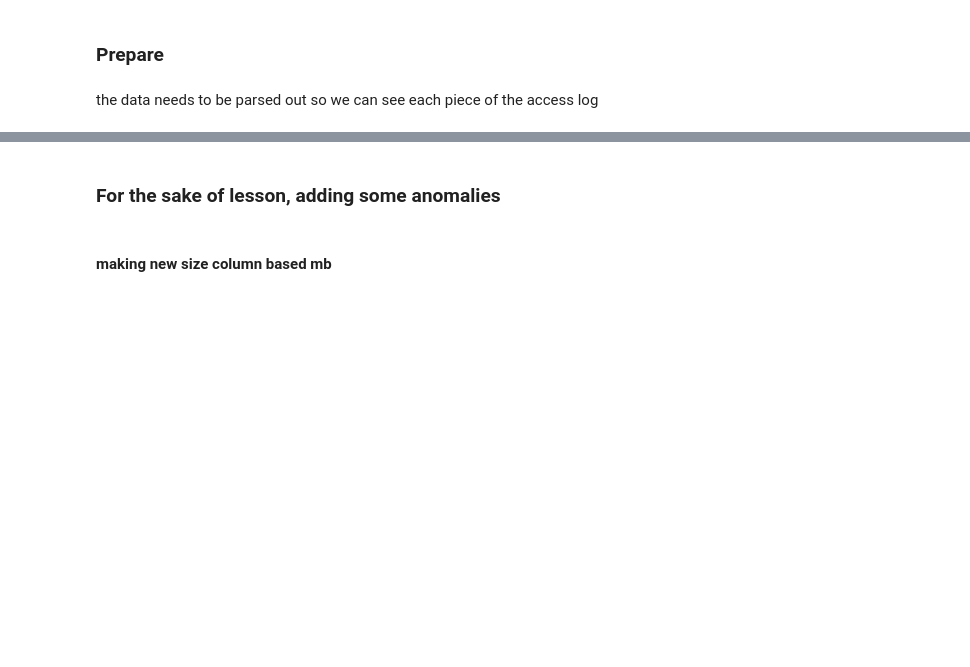
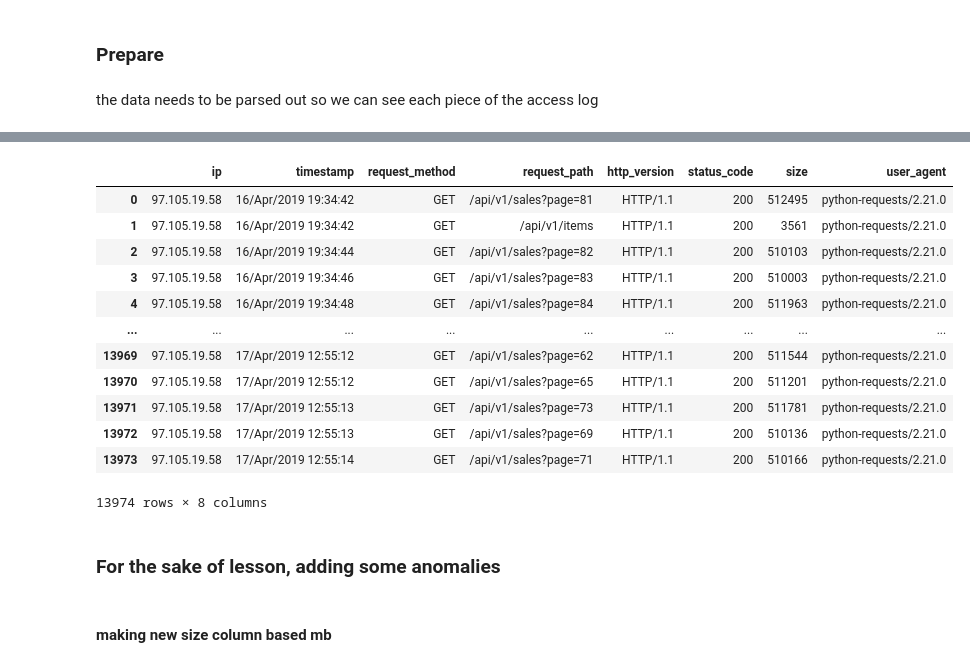
Before and after one commit to CodeupClassroom/pagel-anomaly-detection, a Jupyter notebook: discrete_probability.ipynb, the cells around one changed output, grey strips where cells are left out. Cells and saved outputs as stored; diff of their text form; code cells hidden in the pictures; blank space fills up the shorter version.

```diff
--- a/discrete_probability.ipynb
+++ b/discrete_probability.ipynb
@@ -106,0 +287,3 @@ the data needs to be parsed out so we can see each piece of the access log
+# %%
+#pull out status code
+output['status_code'] = parts[8]
@@ -106,0 +299,3 @@ the data needs to be parsed out so we can see each piece of the access log
+# %%
+# pull out size
+output['size'] = parts[9]
@@ -107,3 +350,37 @@ the data needs to be parsed out so we can see each piece of the access log
+# %%
+# # function to deal with parsing one entry in our log data
+#this function works on one string
+def parse_log_entry(entry):
+    parts = entry.split()
+    output = {}
+    output['ip'] = parts[0]
+    output['timestamp'] = parts[3][1:].replace(':', ' ', 1)
+    output['request_method'] = parts[5][1:]
+    output['request_path'] = parts[6]
+    output['http_version'] = parts[7][:-1]
+    output['status_code'] = parts[8]
+    output['size'] = int(parts[9])
+    output['user_agent'] = ' '.join(parts[11:]).strip('"')
+    return pd.Series(output)
+# %%
+#apply string function to every element in a series
+df = df.entry.apply(parse_log_entry)
+# %%
+df
+# %% [output]
+|  | ip | timestamp | request_method | request_path | http_version | status_code | size | user_agent |
+| 0 | 97.105.19.58 | 16/Apr/2019 19:34:42 | GET | /api/v1/sales?page=81 | HTTP/1.1 | 200 | 512495 | python-requests/2.21.0 |
+| 1 | 97.105.19.58 | 16/Apr/2019 19:34:42 | GET | /api/v1/items | HTTP/1.1 | 200 | 3561 | python-requests/2.21.0 |
+| 2 | 97.105.19.58 | 16/Apr/2019 19:34:44 | GET | /api/v1/sales?page=82 | HTTP/1.1 | 200 | 510103 | python-requests/2.21.0 |
+| 3 | 97.105.19.58 | 16/Apr/2019 19:34:46 | GET | /api/v1/sales?page=83 | HTTP/1.1 | 200 | 510003 | python-requests/2.21.0 |
+| 4 | 97.105.19.58 | 16/Apr/2019 19:34:48 | GET | /api/v1/sales?page=84 | HTTP/1.1 | 200 | 511963 | python-requests/2.21.0 |
+| ... | ... | ... | ... | ... | ... | ... | ... | ... |
+| 13969 | 97.105.19.58 | 17/Apr/2019 12:55:12 | GET | /api/v1/sales?page=62 | HTTP/1.1 | 200 | 511544 | python-requests/2.21.0 |
+| 13970 | 97.105.19.58 | 17/Apr/2019 12:55:12 | GET | /api/v1/sales?page=65 | HTTP/1.1 | 200 | 511201 | python-requests/2.21.0 |
+| 13971 | 97.105.19.58 | 17/Apr/2019 12:55:13 | GET | /api/v1/sales?page=73 | HTTP/1.1 | 200 | 511781 | python-requests/2.21.0 |
+| 13972 | 97.105.19.58 | 17/Apr/2019 12:55:13 | GET | /api/v1/sales?page=69 | HTTP/1.1 | 200 | 510136 | python-requests/2.21.0 |
+| 13973 | 97.105.19.58 | 17/Apr/2019 12:55:14 | GET | /api/v1/sales?page=71 | HTTP/1.1 | 200 | 510166 | python-requests/2.21.0 |
+13974 rows × 8 columns
 # %% [markdown]
 ### For the sake of lesson, adding some anomalies
 # %%
```
Also changed, not shown: parts of 53 cells of this notebook.
